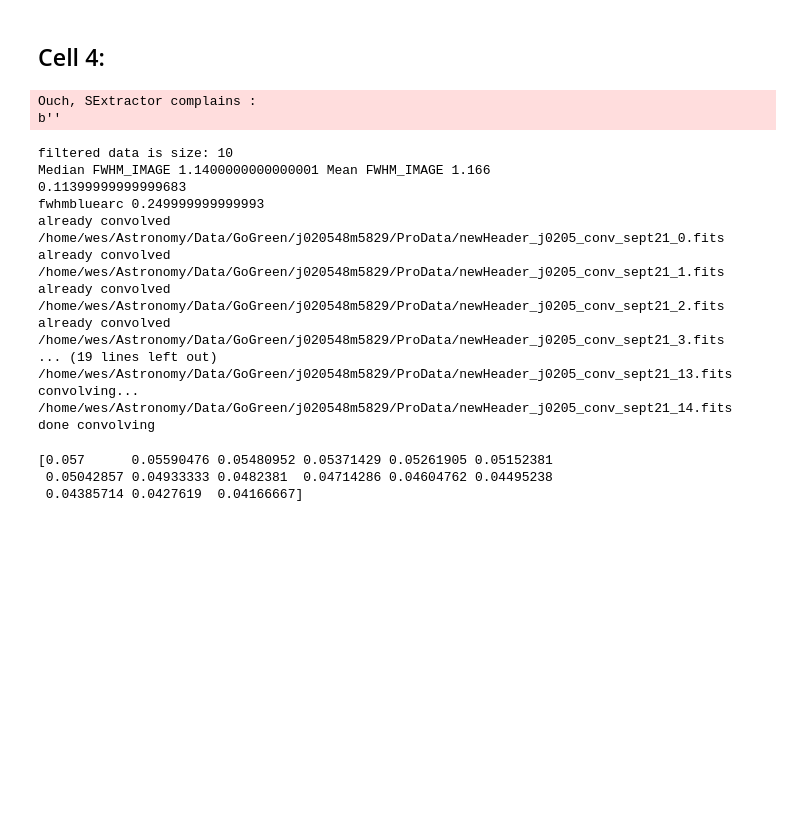
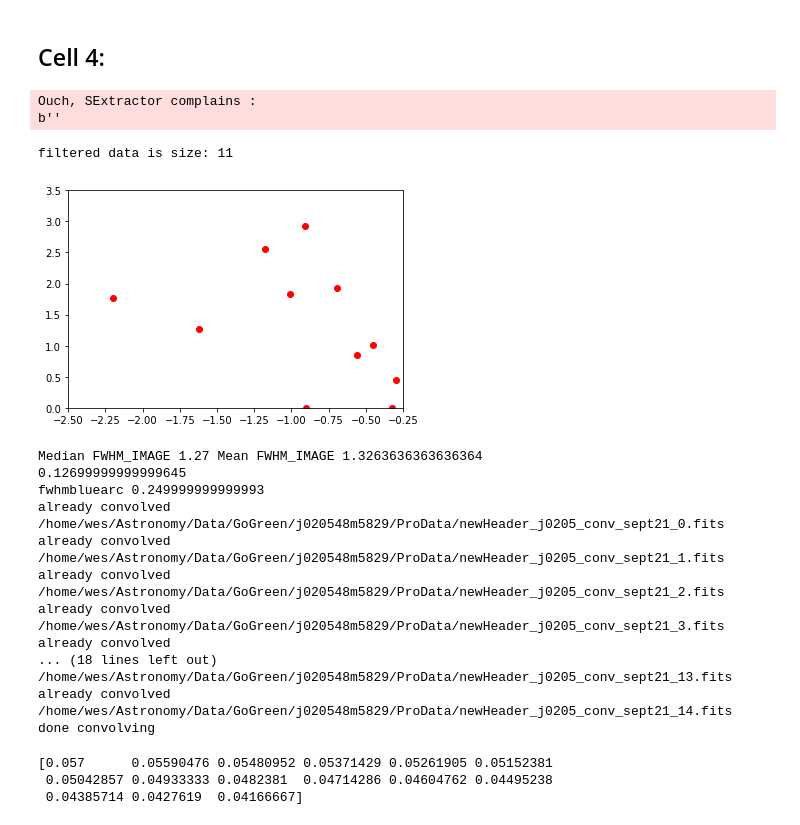
Before and after one commit to weslumundo/catalog_creation, a Jupyter notebook: convolution/Convolutin_py3_v2.ipynb, the cells around one changed output. Cells and saved outputs as stored; diff of their text form; code cells hidden in the pictures; blank space fills up the shorter version.

```diff
--- a/convolution/Convolutin_py3_v2.ipynb
+++ b/convolution/Convolutin_py3_v2.ipynb
@@ -50,6 +50,19 @@ hdr_ogblue=h_original[0].header
 ident1='sept21_'
 ident2='sept21b_'
 
+
+#FWHM for Hubble
+#FWHM[rad] = 2.44 * lamda / diameter
+#diameter = 2.4 m
+hubbleDiameter = 2.4 * (10**10) #angstrom
+
+blueWavelength = 6060 #angstrom
+redWavelength = 14000 #angstrom
+
+fwhm_blue_rad = 2.44 * blueWavelength/hubbleDiameter
+fwhm_red_rad = 2.44 * redWavelength/hubbleDiameter
+
+
 #@@@
 fwhm_blue_pix = 2.5 #well, you need to measure this using imexamine/topcat; this should be true for both blue images, original and reprojected
 fwhm_red_pix = 1.85 #well, you need to measure this as ^ #$$$
@@ -64,10 +94,12 @@ cd1_red=hdr_red['CD1_1']
 #!!!
 cd1_red_arc=abs(cd1_red) * 3600.0
 fwhm_red_arc= fwhm_red_pix*cd1_red_arc
+#use calculated fwhm instead of hand measured
+fwhm_red_arc = fwhm_red_rad*206265
 table_red=ic.makecat(filered,see=fwhm_red_arc)
 pseudomag=(-1.0)*np.log10(table_red['FLUX_APER'])
 table_red['MAG']=pseudomag #calcfwhm won't run without a 'Mag' column to select the most 'stellar sequence' of objects
-redtable_temp=ic.calcfwhm(table_red,star_limit=0.8,maglow=-2.5,maghigh=-0.25,fwhmlim=3.5)
+redtable_temp=ic.calcfwhm(table_red,star_limit=0.8,maglow=-2.5,maghigh=-0.25,fwhmlim=3.5, plottin = True)
 fwhm_red_recalcd=np.median(redtable_temp['FWHM_IMAGE'])#$$$
 fwhm_red_recalc_arc=fwhm_red_recalcd*cd1_red_arc#!!!
 print(fwhm_red_recalc_arc)
@@ -78,56 +110,60 @@ print(fwhm_red_recalc_arc)
 cd1_blue=hdr_reprj['CD1_1']
 cd1_blue_arc=abs(cd1_blue)*3600.0
 fwhm_blue_arc=fwhm_blue_pix*cd1_blue_arc#!!!
+#use calculated
+fwhm_blue_arc = fwhm_blue_rad * 206265
 print('fwhmbluearc',fwhm_blue_arc)
 
 #only need this to convert to the correct pixel scale.
 #!!!
 cd1_reproj=hdr_reprj['CD1_1']
 cd1_reproj_arc=abs(cd1_reproj)*3600.0
 
 
 ##Below, we do a first pass at a variety of convolution kernels and then take a look at their results
 
 ########an average in-between value would be calculated like this: fwhm2=((fwhmarcred**2.0)-(fwhmarcblue**2.0))**(1/2)
 #or set up an array to do several convolutions, which is what is below.
 
 #WES: If the fwhm of blue is smaller, try div 6 instead of div 4 -- play around with this
 #yarray1=np.linspace(fwhm_red_recalc_arc,fwhm_blue_arc,15,endpoint=True)
 yarray1=np.linspace(fwhm_red_recalc_arc/2.,fwhm_blue_arc/4.,15,endpoint=True)
 #that's an appropriate range in arcseconds
 yarray=yarray1/cd1_reproj_arc#!!!
 #now it's in pixels
 #print(yarray1)
 
 
 m=0
 files=[]
 for item in yarray: #switch this yarray to yarr2 for next iteration
     filename=ic.conv2Dgauss(filereprojd,item,i=m,ident=ident1)
     m+=1
     files.append(filename)
     print(filename)
 print('done convolving')
 # %% [output]
 Ouch, SExtractor complains :
 b''
-filtered data is size: 10
-Median FWHM_IMAGE 1.1400000000000001 Mean FWHM_IMAGE 1.166
-0.11399999999999683
-fwhmbluearc 0.249999999999993
-already convolved
-/home/wes/Astronomy/Data/GoGreen/j020548m5829/ProData/newHeader_j0205_conv_sept21_0.fits
-already convolved
-/home/wes/Astronomy/Data/GoGreen/j020548m5829/ProData/newHeader_j0205_conv_sept21_1.fits
-already convolved
-/home/wes/Astronomy/Data/GoGreen/j020548m5829/ProData/newHeader_j0205_conv_sept21_2.fits
-already convolved
-/home/wes/Astronomy/Data/GoGreen/j020548m5829/ProData/newHeader_j0205_conv_sept21_3.fits
-... (19 lines left out)
-/home/wes/Astronomy/Data/GoGreen/j020548m5829/ProData/newHeader_j0205_conv_sept21_13.fits
-convolving...
-/home/wes/Astronomy/Data/GoGreen/j020548m5829/ProData/newHeader_j0205_conv_sept21_14.fits
-done convolving
+filtered data is size: 11
+[figure, added]
+Median FWHM_IMAGE 1.27 Mean FWHM_IMAGE 1.3263636363636364
+0.12699999999999645
+fwhmbluearc 0.249999999999993
+already convolved
+/home/wes/Astronomy/Data/GoGreen/j020548m5829/ProData/newHeader_j0205_conv_sept21_0.fits
+already convolved
+/home/wes/Astronomy/Data/GoGreen/j020548m5829/ProData/newHeader_j0205_conv_sept21_1.fits
+already convolved
+/home/wes/Astronomy/Data/GoGreen/j020548m5829/ProData/newHeader_j0205_conv_sept21_2.fits
+already convolved
+/home/wes/Astronomy/Data/GoGreen/j020548m5829/ProData/newHeader_j0205_conv_sept21_3.fits
+already convolved
+... (18 lines left out)
+/home/wes/Astronomy/Data/GoGreen/j020548m5829/ProData/newHeader_j0205_conv_sept21_13.fits
+already convolved
+/home/wes/Astronomy/Data/GoGreen/j020548m5829/ProData/newHeader_j0205_conv_sept21_14.fits
+done convolving
 # %%
 print(yarray1)
 # %% [output]
```
Also changed, not shown: parts of 1 cell of this notebook, 2 other files.
